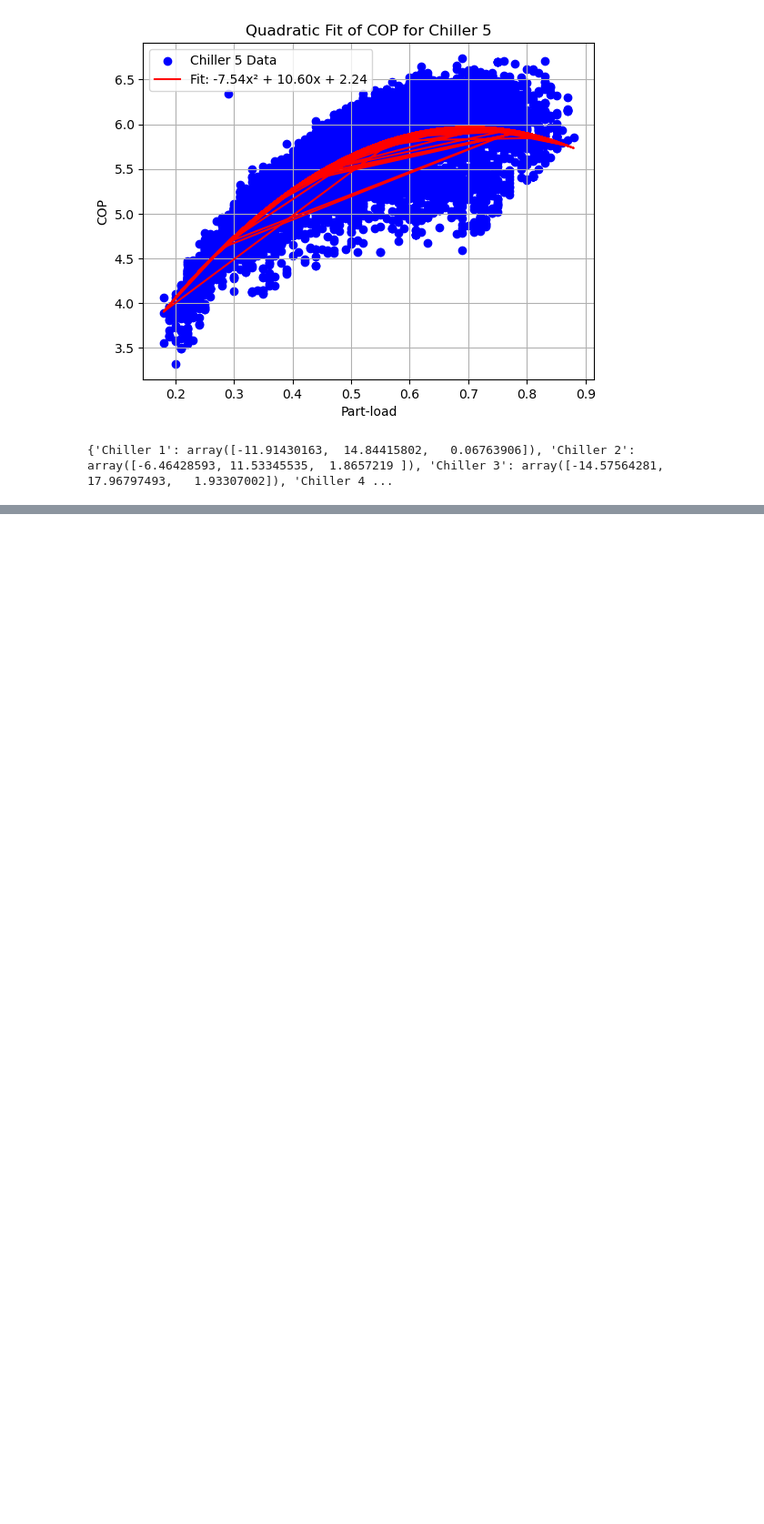
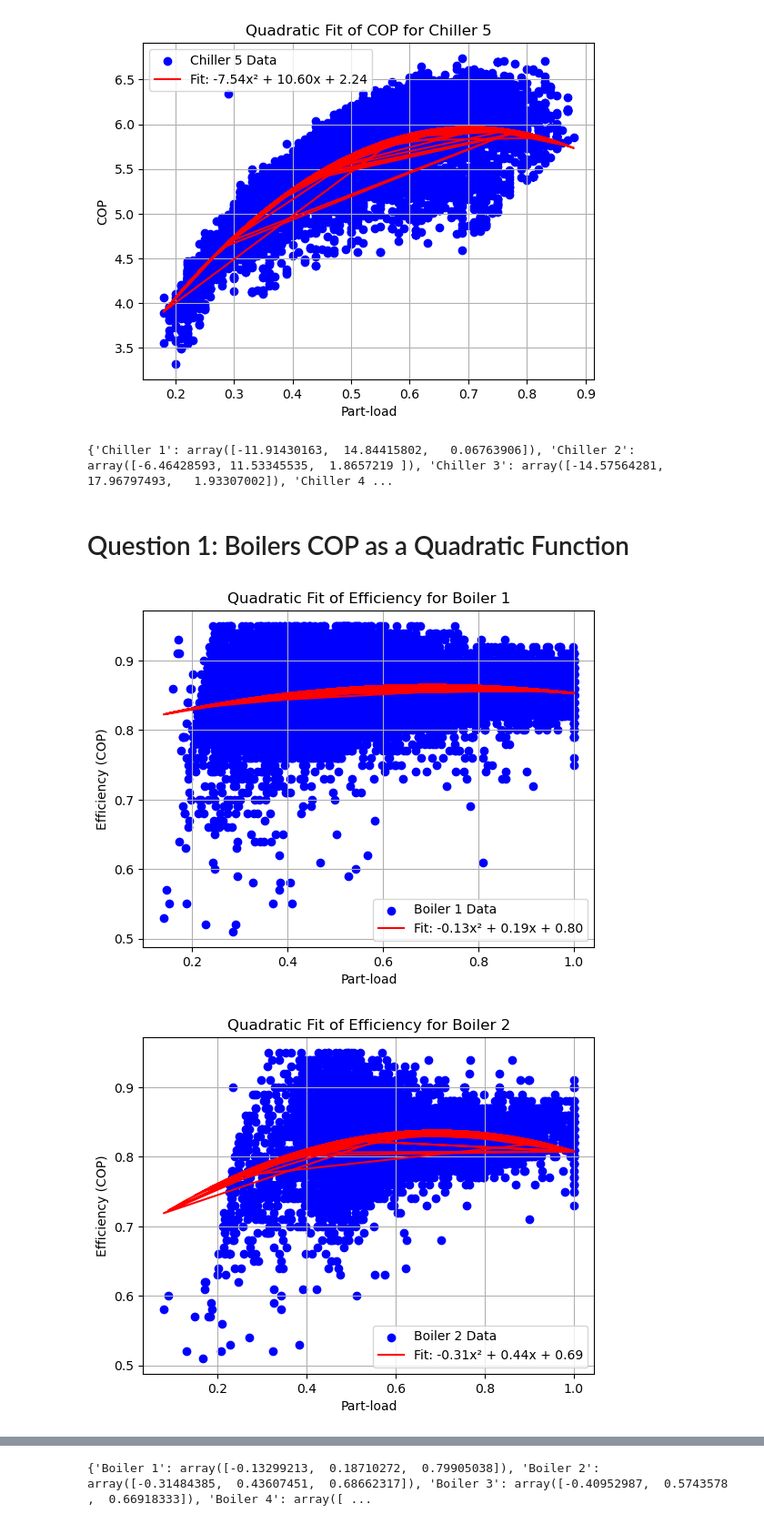
Before and after one commit to MellowTopher/Optimization_Lecture, a Jupyter notebook: Assignemnt.ipynb, the cells around one changed output, grey strips where cells are left out. Shown: that part at 91% size. Drawn from its saved outputs; the diff is of its cells as text; code cells hidden in the pictures; blank space fills up the shorter version.

```diff
--- a/Assignemnt.ipynb
+++ b/Assignemnt.ipynb
@@ -61,3 +61,62 @@ print(chillers_coefficients)
 [figure]
 [figure]
 {'Chiller 1': array([-11.91430163,  14.84415802,   0.06763906]), 'Chiller 2': array([-6.46428593, 11.53345535,  1.8657219 ]), 'Chiller 3': array([-14.57564281,  17.96797493,   1.93307002]), 'Chiller 4 ...
+# %% [markdown]
+# Question 1: Boilers COP as a Quadratic Function
+# %%
+import pandas as pd
+import numpy as np
+import matplotlib.pyplot as plt
+
+# Load the Excel file and parse the sheet with boiler data
+file_path = "PartLoad Efficiency.xlsx"  # Replace with your file path if different
+excel_data = pd.ExcelFile(file_path)
+boilers_data = excel_data.parse("Boilers")
+
+# Initialize a dictionary to store the results for all boilers
+boilers_coefficients = {}
+
+# Define the boiler columns to process (every 3rd column starting from Boiler 1 Efficiency)
+columns = [0, 3, 6, 9]
+
+for idx, col_start in enumerate(columns, start=1):
+    # Extract Efficiency and Part-load data for the current boiler
+    boiler_data = boilers_data.iloc[:, [col_start, col_start + 1]]
+    boiler_data.columns = ["Efficiency", "Part-load"]
+
+    # Clean and prepare the data
+    boiler_data = boiler_data.dropna()
+    boiler_data["Efficiency"] = pd.to_numeric(
+        boiler_data["Efficiency"], errors="coerce"
+    )
+    boiler_data["Part-load"] = pd.to_numeric(boiler_data["Part-load"], errors="coerce")
+    boiler_data = boiler_data.dropna()
+
+    # Fit a quadratic polynomial to the data
+    x = boiler_data["Part-load"]
+    y = boiler_data["Efficiency"]
+    coefficients = np.polyfit(x, y, 2)
+
+    # Store the coefficients
+    boilers_coefficients[f"Boiler {idx}"] = coefficients
+
+    # Plot the data and the fitted curve
+    plt.scatter(x, y, label=f"Boiler {idx} Data", color="blue")
+    plt.plot(
+        x,
+        np.poly1d(coefficients)(x),
+        label=f"Fit: {coefficients[0]:.2f}x² + {coefficients[1]:.2f}x + {coefficients[2]:.2f}",
+        color="red",
+    )
+    plt.xlabel("Part-load")
+    plt.ylabel("Efficiency (COP)")
+    plt.title(f"Quadratic Fit of Efficiency for Boiler {idx}")
+    plt.legend()
+    plt.grid()
+    plt.show()
+
+# Print the coefficients for all boilers
+print(boilers_coefficients)
+# %% [output]
+[figure, added]
+[figure, added]
@@ -63,0 +125 @@ print(chillers_coefficients)
+{'Boiler 1': array([-0.13299213,  0.18710272,  0.79905038]), 'Boiler 2': array([-0.31484385,  0.43607451,  0.68662317]), 'Boiler 3': array([-0.40952987,  0.5743578 ,  0.66918333]), 'Boiler 4': array([ ...
```
Also changed, not shown: parts of 4 cells of this notebook.
